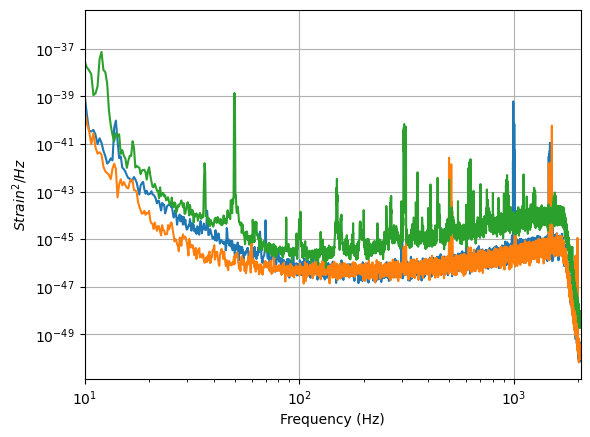
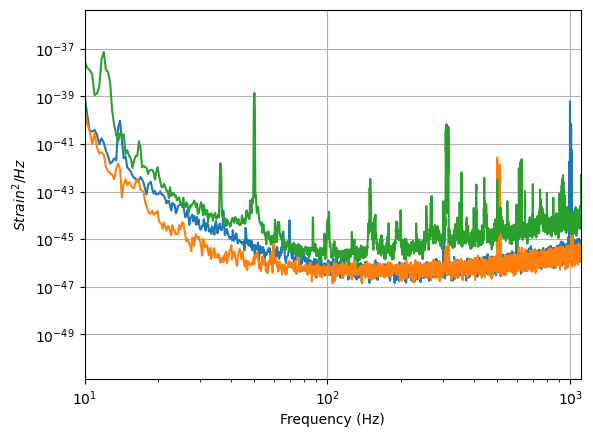
Code edit (unified diff) that turned the first committed figure into the second:
--- before
+++ after
@@ -10,4 +10,4 @@
 pylab.xlabel('Frequency (Hz)')
 pylab.grid()
-pylab.xlim(10, 2048)
+pylab.xlim(10, 1100)
 pylab.show()

Commit: Updated notebooks